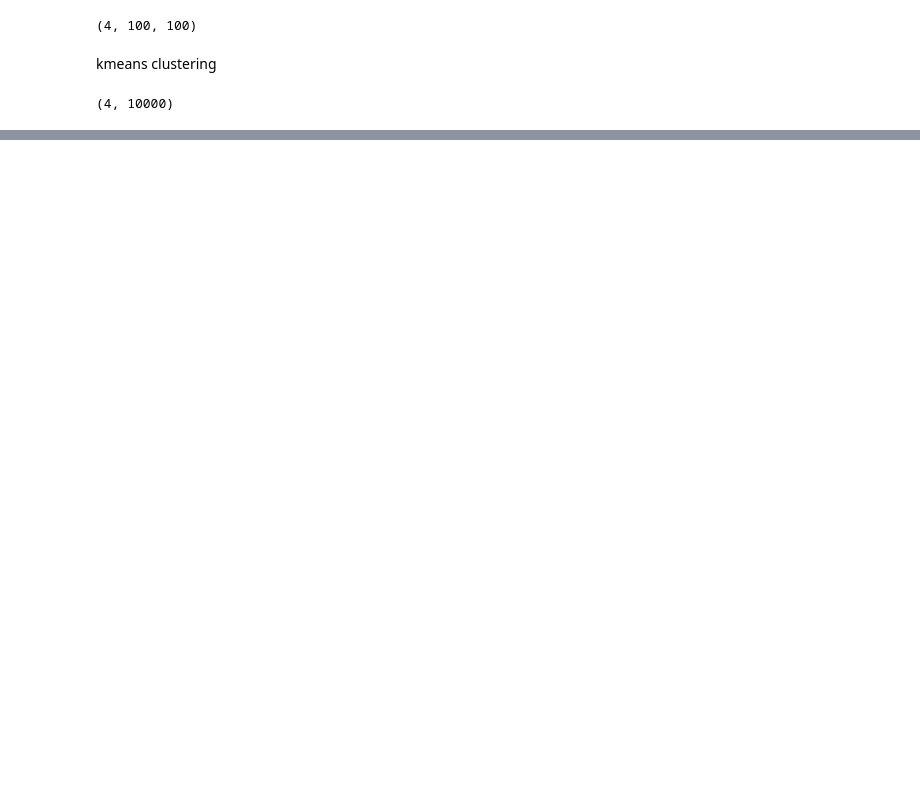
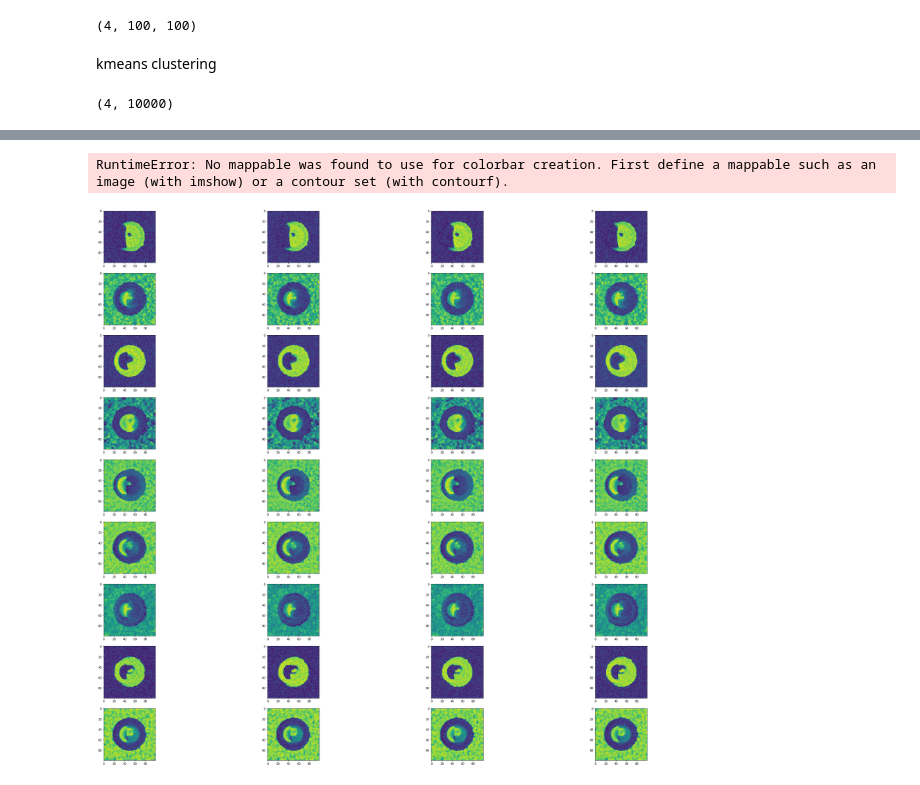
Before and after one commit to iwahle/CS101, a Jupyter notebook: kmeans_cnn.ipynb, the cells around one changed output, grey strips where cells are left out. Drawn from its saved outputs; the diff is of its cells as text; code cells hidden in the pictures; blank space fills up the shorter version.

```diff
--- a/kmeans_cnn.ipynb
+++ b/kmeans_cnn.ipynb
@@ -1,8 +1,8 @@
 # %%
 import numpy as np
 import matplotlib.pyplot as plt
-import seaborn as sns
-sns.set()
+# import seaborn as sns
+# sns.set()
 import keras
 from keras.models import Sequential
 from keras.layers import Conv2D, Dense, Flatten, MaxPooling2D, Dropout
@@ -218,0 +179,33 @@ ModuleNotFoundError: No module named 'skater'
+# %%
+from vis.visualization import visualize_activation
+from vis.utils import utils
+from keras import activations
+from vis.input_modifiers import Jitter
+%matplotlib inline
+plt.rcParams['figure.figsize'] = (40, 40)
+
+# Swap softmax with linear
+loaded_model.layers[-1].activation = activations.linear
+loaded_model.compile(loss=keras.losses.categorical_crossentropy,
+              optimizer=keras.optimizers.Adadelta(),
+              metrics=['accuracy'])
+#Save and then reload to reload graph
+loaded_model.save('~/2_iter_model/o')
+model3 = keras.models.load_model('~/2_iter_model/o')
+# %%
+weights = [0, 1]
+count = 1
+filter_idxs = np.arange(1, 10)
+for filter_idx in filter_idxs:
+    for i, tv_weight in enumerate(weights):
+        for j, l_weight in enumerate(weights):
+            ax1=plt.subplot(10, 4, count)
+            img = visualize_activation(model3, -1, filter_indices=filter_idx, max_iter = 60, tv_weight=tv_weight, lp_norm_weight=l_weight)
+            ax1.imshow(img[..., 0])
+            count += 1
+
+    #     ax1.show()
+plt.colorbar()
+# %% [output]
+RuntimeError: No mappable was found to use for colorbar creation. First define a mappable such as an image (with imshow) or a contour set (with contourf).
+[figure, added]
```
Also changed, not shown: parts of 18 cells of this notebook, 2 other files.
